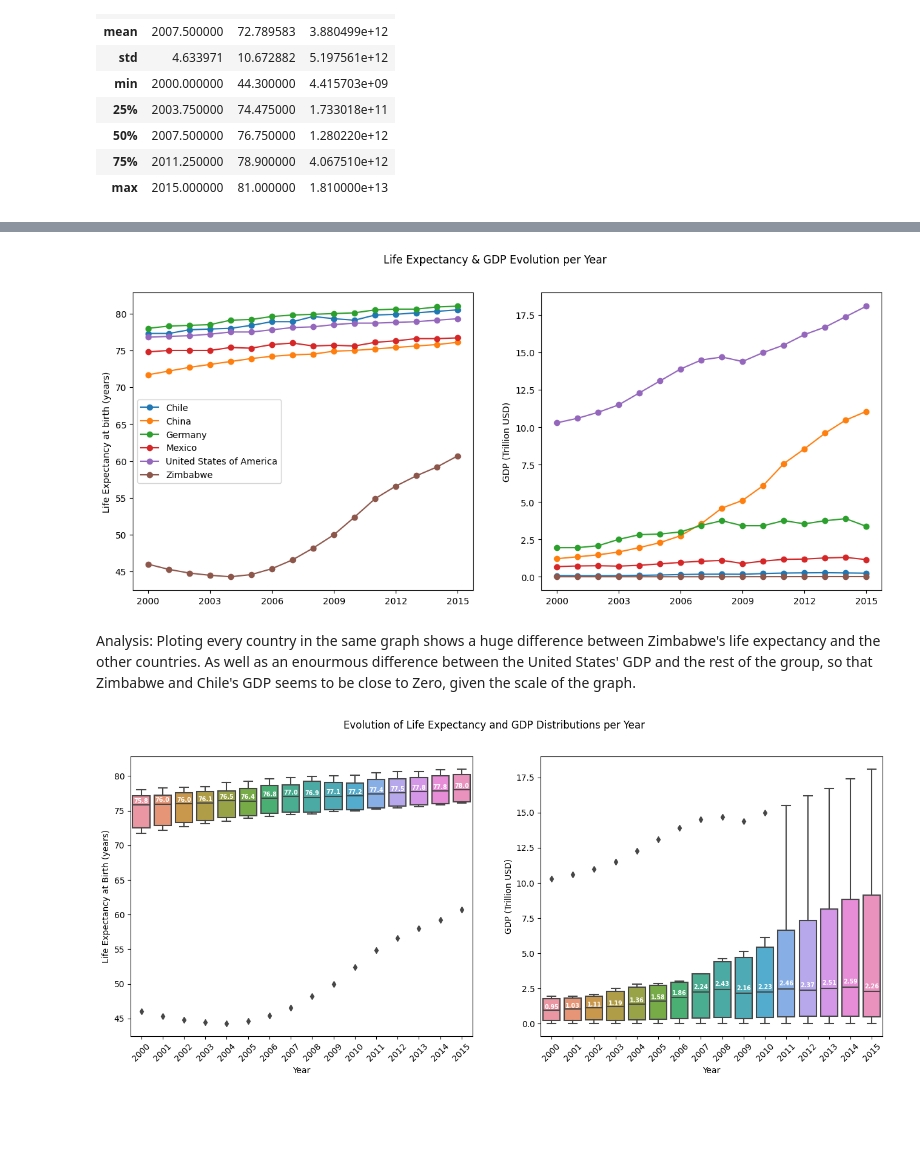
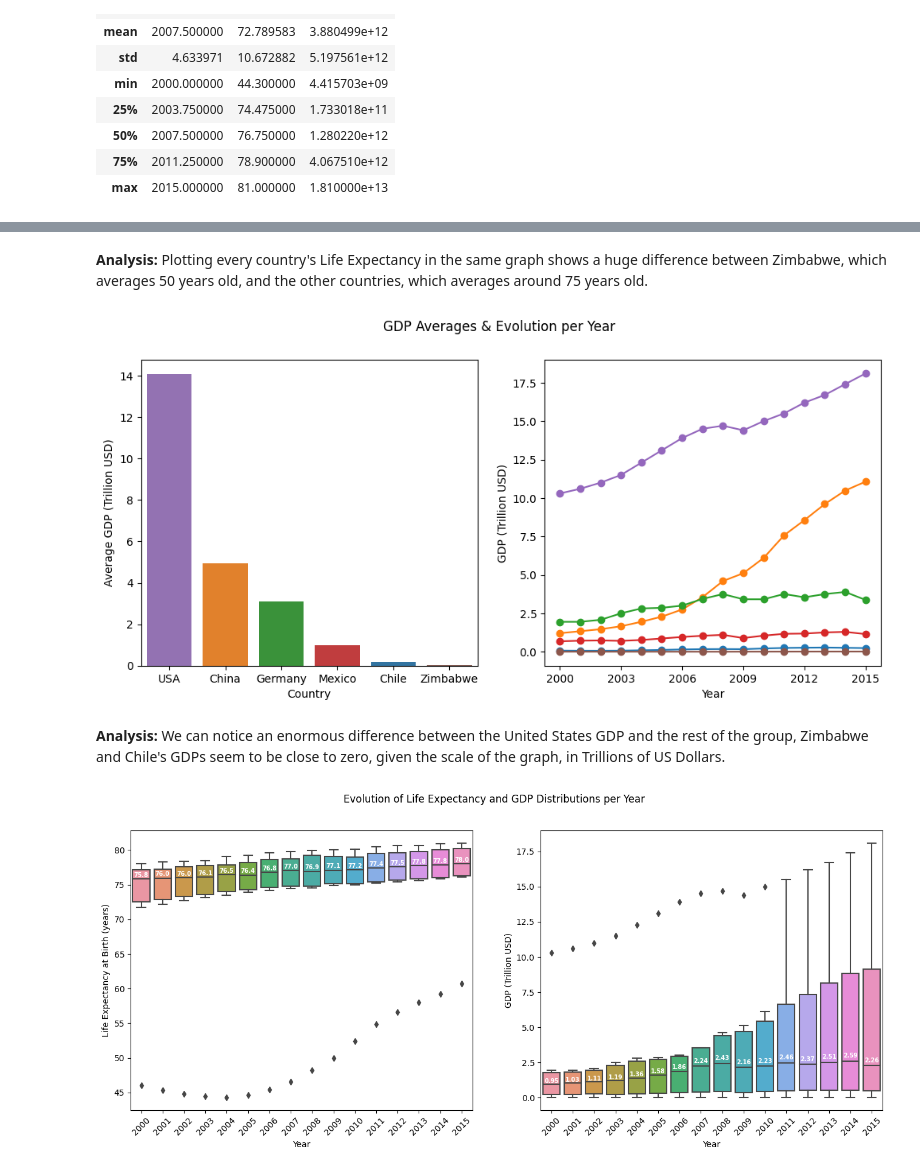
Before and after one commit to bcbmotta/Life-Expectancy-and-GDP, a Jupyter notebook: life_expectancy_gdp.ipynb, the cells around one changed output, grey strips where cells are left out. Cells and saved outputs as stored; diff of their text form; code cells hidden in the pictures; blank space fills up the shorter version.

```diff
--- a/life_expectancy_gdp.ipynb
+++ b/life_expectancy_gdp.ipynb
@@ -36,8 +36,12 @@ import numpy as np
 from scipy import stats
 # %%
 df = pd.read_csv('all_data.csv')
+# Shorten names in columns and observations
 df.rename(columns={'Life expectancy at birth (years)': 'LEB'}, inplace=True)
+df.replace('United States of America', 'USA', inplace=True)
+# Create a list of countries
 countries = df['Country'].unique().tolist()
+# Define the colors for the plots
 colors = ['tab:blue', 'tab:orange', 'tab:green', 'tab:red', 'tab:purple', 'tab:brown', 'tab:pink', 'tab:olive']
 df.info()
 # %% [output]
@@ -169,0 +179,6 @@ Analysis: Here we can observe an increase in GDP and Life Expectancy over the ye
+# %%
+df_growth = df.sort_values(by='Year').groupby('Country')\
+            .agg(leb_growth=('LEB', lambda x: (x.iloc[-1] - x.iloc[0]) / x.iloc[0]),
+                 gdp_growth=('GDP', lambda x: (x.iloc[-1] - x.iloc[0]) / x.iloc[0]))
+display(df_growth)
+ax = df_growth.sort_values(by='gdp_growth').plot(kind='barh', ylabel='')
@@ -170,24 +224,35 @@ Analysis: Here we can observe an increase in GDP and Life Expectancy over the ye
+# %% [markdown]
+**Analysis:** Plotting every country's Life Expectancy in the same graph shows a huge difference between Zimbabwe, which averages 50 years old, and the other countries, which averages around 75 years old.
 # %%
-fig, (ax1, ax2) = plt.subplots(1, 2, figsize=(15,6), sharex='all')
-plt.xticks(range(2000, 2016, 3))
-plt.suptitle('Life Expectancy & GDP Evolution per Year')
+# Define figure grid, x ticks and its title
+fig, (ax1, ax2) = plt.subplots(1, 2, figsize=(12,5))
+plt.suptitle('GDP Averages & Evolution per Year')
+
+# Find average GDP for each country
+gdp_means = df.groupby('Country')['GDP'].mean().sort_values(ascending=False)
+# Bar plot
+ax1 = plt.subplot(121)
+custom_palette = dict([(country, color) for country, color in zip(countries, colors)])
+sns.barplot(x=gdp_means.index, y=gdp_means.values, palette=custom_palette)
+# Change Y-axis' label to Trillion USD
+ax1.set_ylabel('Average GDP (Trillion USD)')
+yticks = ax1.get_yticks()
+yticklabels = [round(tick / 1e12) for tick in yticks]
+ax1.set(yticks=yticks[:-1], yticklabels=yticklabels[:-1])
 
 for country in countries:
     data = df[df['Country'] == country]
-    # Plot lines on first graph
-    ax1 = plt.subplot(121)
-    plt.plot(data.Year, data.LEB, label=country, marker='o')
     # Plot lines on second graph
     ax2 = plt.subplot(122)
-    plt.plot(data.Year, data.GDP, marker='o')
+    plt.plot(data.Year, data.GDP, marker='o', label=country)
 
 # Change Y-axis' labels and tick values
-ax1.set_ylabel('Life Expectancy at birth (years)')
-ax1.legend()
 ax2.set_ylabel('GDP (Trillion USD)')
-ax2.set_yticks(ticks=np.arange(0, 18.5e12, 2.5e12), labels=np.arange(0, 18.5, 2.5));
+ax2.set_yticks(ticks=np.arange(0, 18.5e12, 2.5e12), labels=np.arange(0, 18.5, 2.5))
+ax2.set_xlabel('Year')
+ax2.set_xticks(range(2000, 2016, 3));
 # %% [output]
-[figure, old version]
+[figure, new version]
 # %% [markdown]
-Analysis: Ploting every country in the same graph shows a huge difference between Zimbabwe's life expectancy and the other countries. As well as an enourmous difference between the United States' GDP and the rest of the group, so that Zimbabwe and Chile's GDP seems to be close to Zero, given the scale of the graph.
+**Analysis:** We can notice an enormous difference between the United States GDP and the rest of the group, Zimbabwe and Chile's GDPs seem to be close to zero, given the scale of the graph, in Trillions of US Dollars.
 # %%
```
Also changed, not shown: parts of 12 cells of this notebook.
